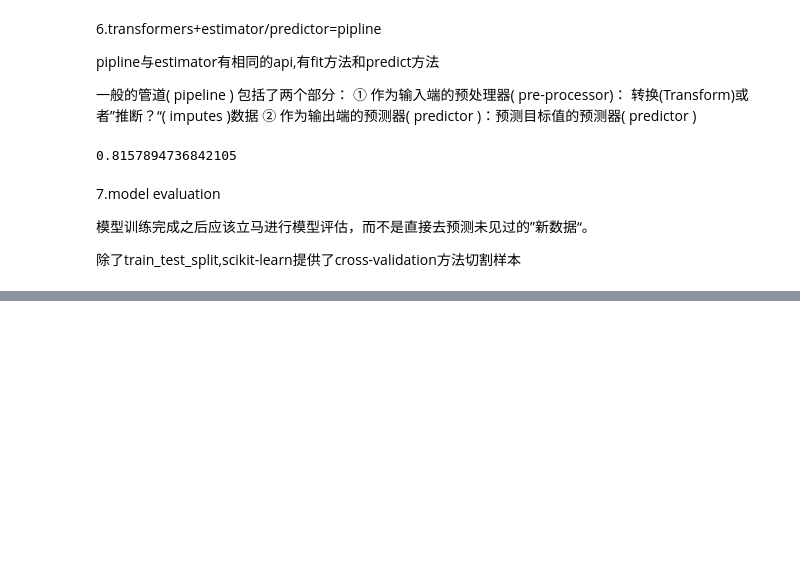
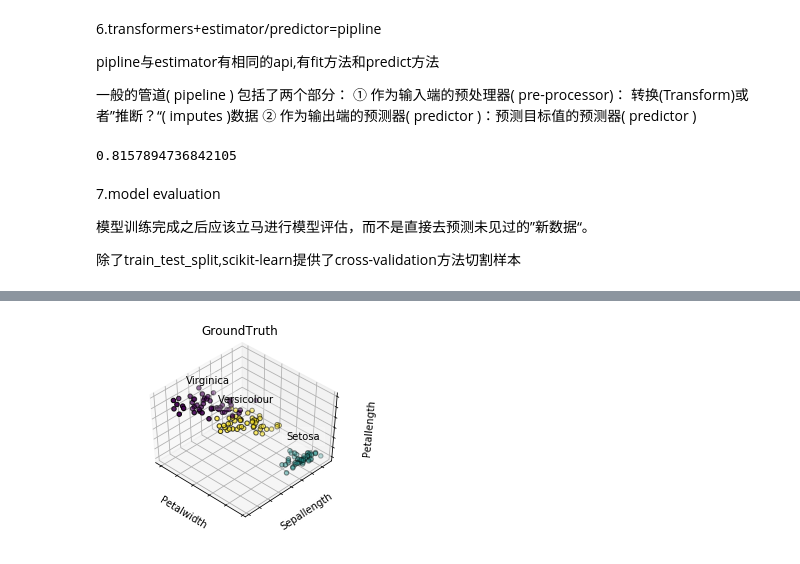
Before and after one commit to apricoteriop456/whh-python-homework, a Jupyter notebook: sklearn/sklearn_pdf.ipynb, the cells around one changed output, grey strips where cells are left out. Saved outputs shown, nothing was run; the diff lists cells and outputs as text; code cells hidden in the pictures; blank space fills up the shorter version.

```diff
--- a/sklearn/sklearn_pdf.ipynb
+++ b/sklearn/sklearn_pdf.ipynb
@@ -142,0 +461,19 @@ ValueError: Invalid parameter n_estimator for estimator RandomForestRegressor(bo
+# %%
+fig=plt.figure(fignum,figsize=(4,3))
+ax=Axes3D(fig,rect=[0,0,.95,1],elev=48,azim=134)
+for name,label in [('Setosa',0),('Versicolour',1),('Virginica',2)]:
+    ax.text3D(x[y == label, 3].mean(),x[y == label, 0].mean(),x[y == label, 2].mean() + 2, name,horizontalalignment='center',bbox=dict(alpha=.2, edgecolor='w', facecolor='w'))
+
+y = np.choose(y, [1, 2, 0]).astype(np.float)
+ax.scatter(x[:, 3], x[:, 0], x[:, 2], c=y, edgecolor='k')
+ax.w_xaxis.set_ticklabels([])
+ax.w_yaxis.set_ticklabels([])
+ax.w_zaxis.set_ticklabels([])
+ax.set_xlabel('Petalwidth')
+ax.set_ylabel('Sepallength')
+ax.set_zlabel('Petallength')
+ax.set_title('GroundTruth')
+ax.dist = 12
+fig.show()
+# %% [output]
+[figure, added]
```
Also changed, not shown: parts of 39 cells of this notebook, 1 other file.
